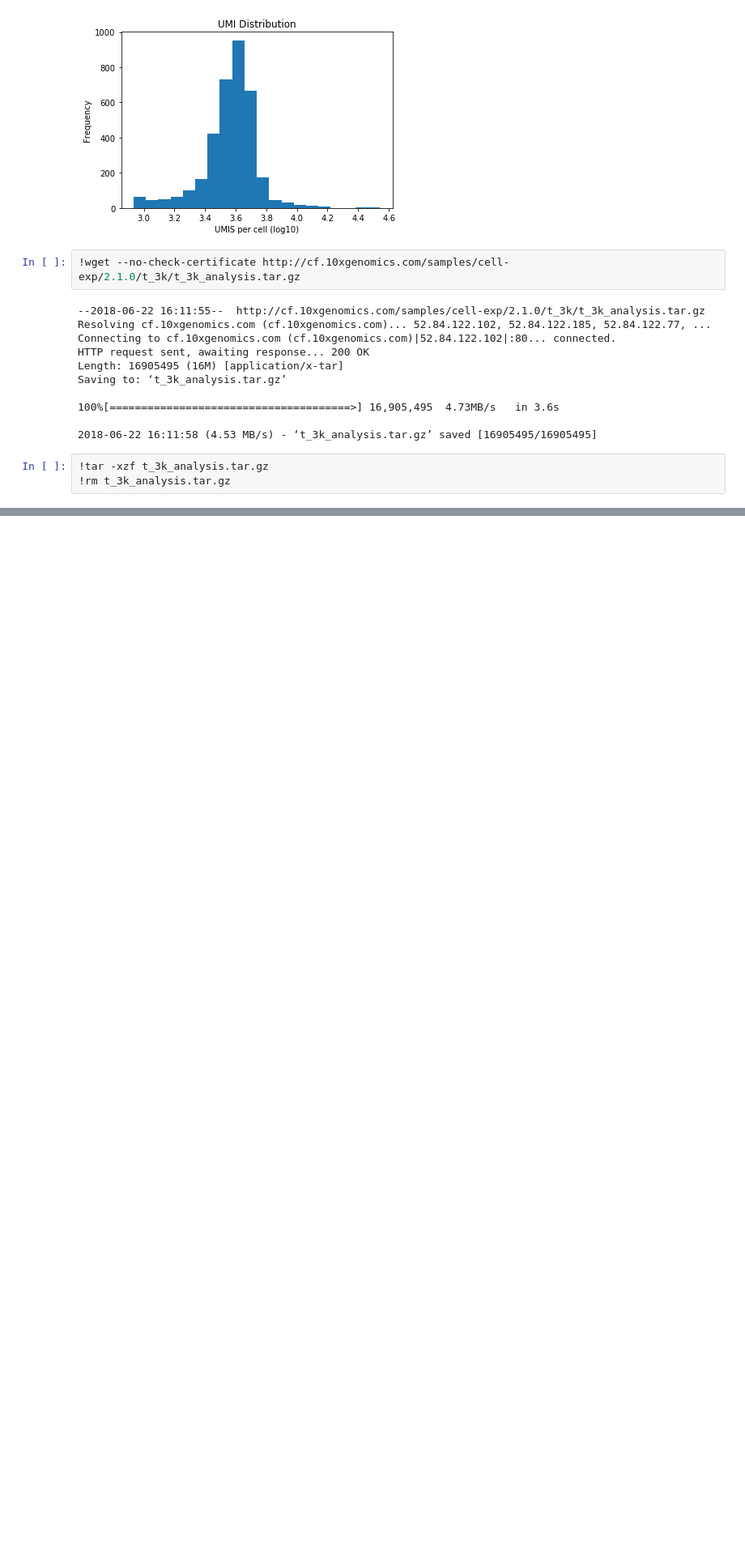
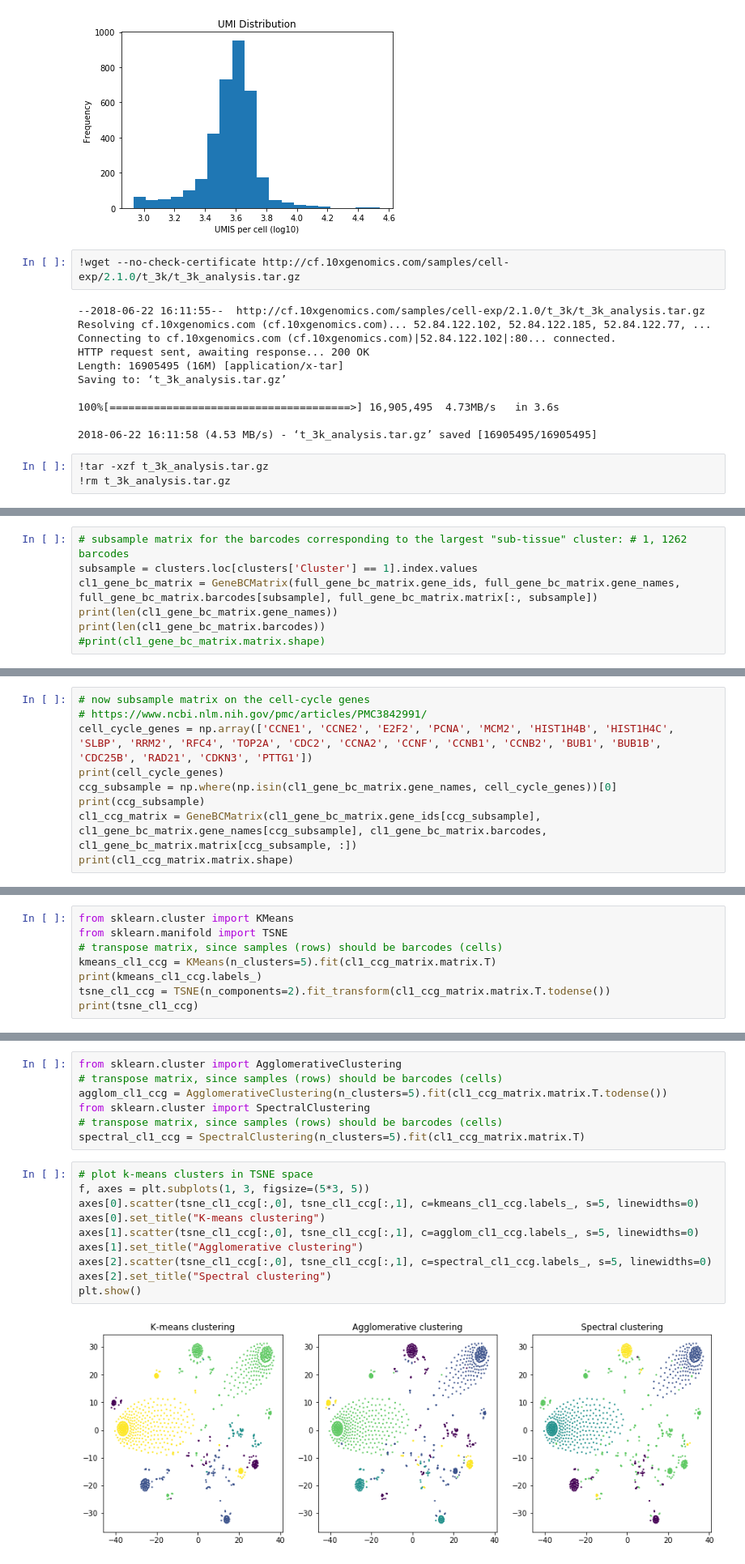
Before and after one commit to ayurovsky/cell_cycle, a Jupyter notebook: TenX_Exploratory.ipynb, the cells around one changed output, grey strips where cells are left out. Shown at 81% size. Cells and saved outputs as stored; diff of their text form; blank space fills up the shorter version.

```diff
--- a/TenX_Exploratory.ipynb
+++ b/TenX_Exploratory.ipynb
@@ -117,0 +114,7 @@ Saving to: ‘t_3k_analysis.tar.gz’
+# %%
+# subsample matrix for the barcodes corresponding to the largest "sub-tissue" cluster: # 1, 1262 barcodes
+subsample = clusters.loc[clusters['Cluster'] == 1].index.values
+cl1_gene_bc_matrix = GeneBCMatrix(full_gene_bc_matrix.gene_ids, full_gene_bc_matrix.gene_names, full_gene_bc_matrix.barcodes[subsample], full_gene_bc_matrix.matrix[:, subsample])
+print(len(cl1_gene_bc_matrix.gene_names))
+print(len(cl1_gene_bc_matrix.barcodes))
+#print(cl1_gene_bc_matrix.matrix.shape)
@@ -117,0 +124,9 @@ Saving to: ‘t_3k_analysis.tar.gz’
+# %%
+# now subsample matrix on the cell-cycle genes
+# https://www.ncbi.nlm.nih.gov/pmc/articles/PMC3842991/
+cell_cycle_genes = np.array(['CCNE1', 'CCNE2', 'E2F2', 'PCNA', 'MCM2', 'HIST1H4B', 'HIST1H4C', 'SLBP', 'RRM2', 'RFC4', 'TOP2A', 'CDC2', 'CCNA2', 'CCNF', 'CCNB1', 'CCNB2', 'BUB1', 'BUB1B', 'CDC25B', 'RAD21', 'CDKN3', 'PTTG1'])
+print(cell_cycle_genes)
+ccg_subsample = np.where(np.isin(cl1_gene_bc_matrix.gene_names, cell_cycle_genes))[0]
+print(ccg_subsample)
+cl1_ccg_matrix = GeneBCMatrix(cl1_gene_bc_matrix.gene_ids[ccg_subsample], cl1_gene_bc_matrix.gene_names[ccg_subsample], cl1_gene_bc_matrix.barcodes, cl1_gene_bc_matrix.matrix[ccg_subsample, :])
+print(cl1_ccg_matrix.matrix.shape)
@@ -117,0 +140,8 @@ Saving to: ‘t_3k_analysis.tar.gz’
+# %%
+from sklearn.cluster import KMeans
+from sklearn.manifold import TSNE
+# transpose matrix, since samples (rows) should be barcodes (cells)
+kmeans_cl1_ccg = KMeans(n_clusters=5).fit(cl1_ccg_matrix.matrix.T)
+print(kmeans_cl1_ccg.labels_)
+tsne_cl1_ccg = TSNE(n_components=2).fit_transform(cl1_ccg_matrix.matrix.T.todense())
+print(tsne_cl1_ccg)
@@ -117,0 +157,19 @@ Saving to: ‘t_3k_analysis.tar.gz’
+# %%
+from sklearn.cluster import AgglomerativeClustering
+# transpose matrix, since samples (rows) should be barcodes (cells)
+agglom_cl1_ccg = AgglomerativeClustering(n_clusters=5).fit(cl1_ccg_matrix.matrix.T.todense())
+from sklearn.cluster import SpectralClustering
+# transpose matrix, since samples (rows) should be barcodes (cells)
+spectral_cl1_ccg = SpectralClustering(n_clusters=5).fit(cl1_ccg_matrix.matrix.T)
+# %%
+# plot k-means clusters in TSNE space
+f, axes = plt.subplots(1, 3, figsize=(5*3, 5))
+axes[0].scatter(tsne_cl1_ccg[:,0], tsne_cl1_ccg[:,1], c=kmeans_cl1_ccg.labels_, s=5, linewidths=0)
+axes[0].set_title("K-means clustering")
+axes[1].scatter(tsne_cl1_ccg[:,0], tsne_cl1_ccg[:,1], c=agglom_cl1_ccg.labels_, s=5, linewidths=0)
+axes[1].set_title("Agglomerative clustering")
+axes[2].scatter(tsne_cl1_ccg[:,0], tsne_cl1_ccg[:,1], c=spectral_cl1_ccg.labels_, s=5, linewidths=0)
+axes[2].set_title("Spectral clustering")
+plt.show()
+# %% [output]
+[figure, added]
```
Also changed, not shown: parts of 55 cells of this notebook.
